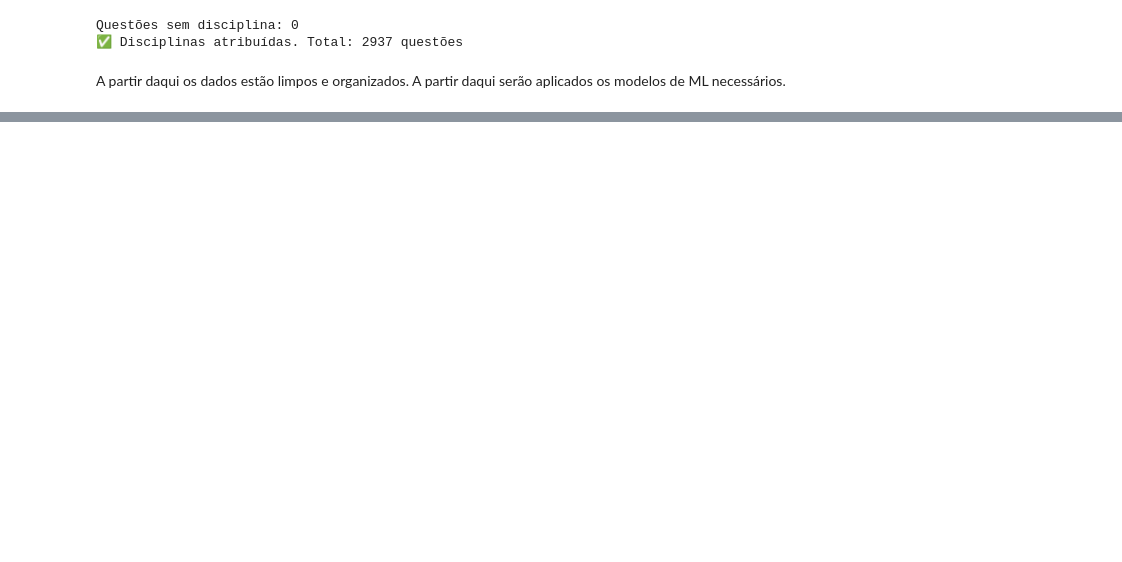
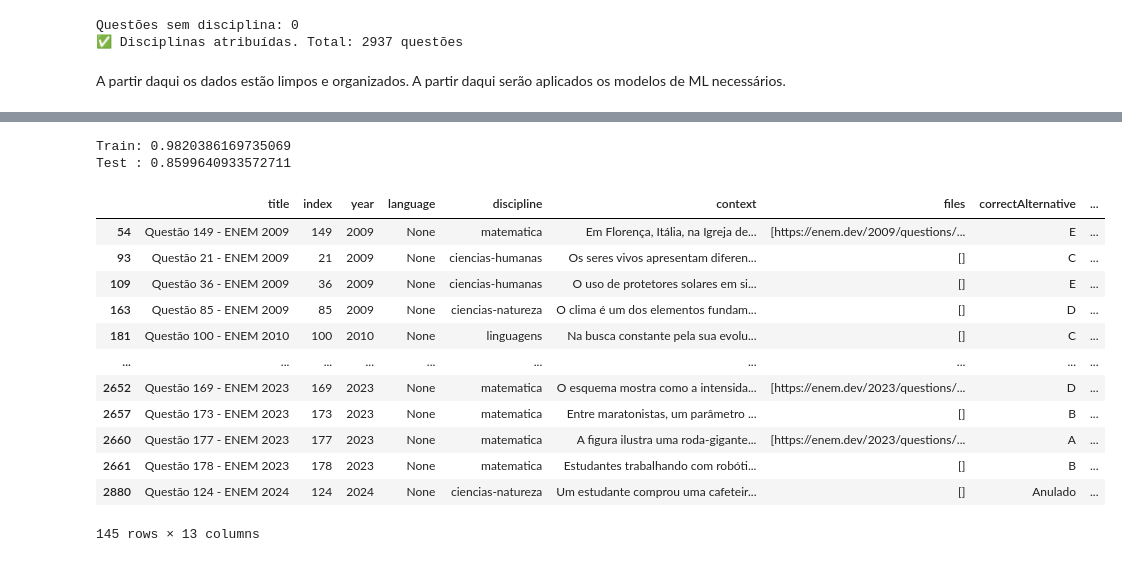
Before and after one commit to amasai-santos/ENEM-LLM-RAG, a Jupyter notebook: extracao_pdf_labeling.ipynb, the cells around one changed output, grey strips where cells are left out. Drawn from its saved outputs; the diff is of its cells as text; code cells hidden in the pictures; blank space fills up the shorter version.

```diff
--- a/extracao_pdf_labeling.ipynb
+++ b/extracao_pdf_labeling.ipynb
@@ -99,3 +193,23 @@ A partir daqui os dados estão limpos e organizados. A partir daqui serão aplic
+# %%
+def eh_lingua_estrangeira(index, year):
+
+    if year <= 2016:
+        # Linguagens está em 91–135
+        return 131 <= index <= 135
+
+    else:
+        # Linguagens está em 1–45
+        return 41 <= index <= 45
+
+mask = (
+    ((df["year"] <= 2016) &
+     (df["index"].between(91,95)))
+    |
+    ((df["year"] >= 2017) &
+     (df["index"].between(1,5)))
+)
+
+df = df[~mask].copy()
 # %%
 import pandas as pd
 
@@ -120,0 +250,2 @@ df.drop(columns=['files','alternativesIntroduction'])
+# %%
+df.drop(columns=['files','alternativesIntroduction', 'alternatives', 'correctAlternative', 'language', 'year', 'index','title'], inplace=True)
@@ -120,0 +258,7 @@ df.drop(columns=['files','alternativesIntroduction'])
+# %%
+# Ver quantas têm placeholder
+placeholders = df['resposta_correta'].str.contains('\[\[placeholder\]\]', regex=True, na=False)
+print(f"Questões com placeholder: {placeholders.sum()}")
+
+# Remover
+df = df[~placeholders].copy()
@@ -120,0 +282,6 @@ df.drop(columns=['files','alternativesIntroduction'])
+# %%
+
+df["text"] = (df["context"].astype(str) + " " + df["resposta_correta"].astype(str))
+
+X = df["text"]
+y = df["discipline"]
@@ -120,0 +402,27 @@ df.drop(columns=['files','alternativesIntroduction'])
+# %%
+from sklearn.metrics import accuracy_score
+
+y_pred_train = model.predict(X_train)
+y_pred_test = model.predict(X_test)
+
+print("Train:", accuracy_score(y_train, y_pred_train))
+print("Test :", accuracy_score(y_test, y_pred_test))
+# %% [output]
+Train: 0.9820386169735069
+Test : 0.8599640933572711
+# %%
+df[df["resposta_correta"].isnull()]
+# %% [output]
+|  | title | index | year | language | discipline | context | files | correctAlternative | ... |
+| 54 | Questão 149 - ENEM 2009 | 149 | 2009 | None | matematica | Em Florença, Itália, na Igreja de... | [https://enem.dev/2009/questions/... | E | ... |
+| 93 | Questão 21 - ENEM 2009 | 21 | 2009 | None | ciencias-humanas | Os seres vivos apresentam diferen... | [] | C | ... |
+| 109 | Questão 36 - ENEM 2009 | 36 | 2009 | None | ciencias-humanas | O uso de protetores solares em si... | [] | E | ... |
+| 163 | Questão 85 - ENEM 2009 | 85 | 2009 | None | ciencias-natureza | O clima é um dos elementos fundam... | [] | D | ... |
+| 181 | Questão 100 - ENEM 2010 | 100 | 2010 | None | linguagens | Na busca constante pela sua evolu... | [] | C | ... |
+| ... | ... | ... | ... | ... | ... | ... | ... | ... | ... |
+| 2652 | Questão 169 - ENEM 2023 | 169 | 2023 | None | matematica | O esquema mostra como a intensida... | [https://enem.dev/2023/questions/... | D | ... |
+| 2657 | Questão 173 - ENEM 2023 | 173 | 2023 | None | matematica | Entre maratonistas, um parâmetro ... | [] | B | ... |
+| 2660 | Questão 177 - ENEM 2023 | 177 | 2023 | None | matematica | A figura ilustra uma roda-gigante... | [https://enem.dev/2023/questions/... | A | ... |
+| 2661 | Questão 178 - ENEM 2023 | 178 | 2023 | None | matematica | Estudantes trabalhando com robóti... | [] | B | ... |
+| 2880 | Questão 124 - ENEM 2024 | 124 | 2024 | None | ciencias-natureza | Um estudante comprou uma cafeteir... | [] | Anulado | ... |
+145 rows × 13 columns
```
Also changed, not shown: parts of 25 cells of this notebook.
